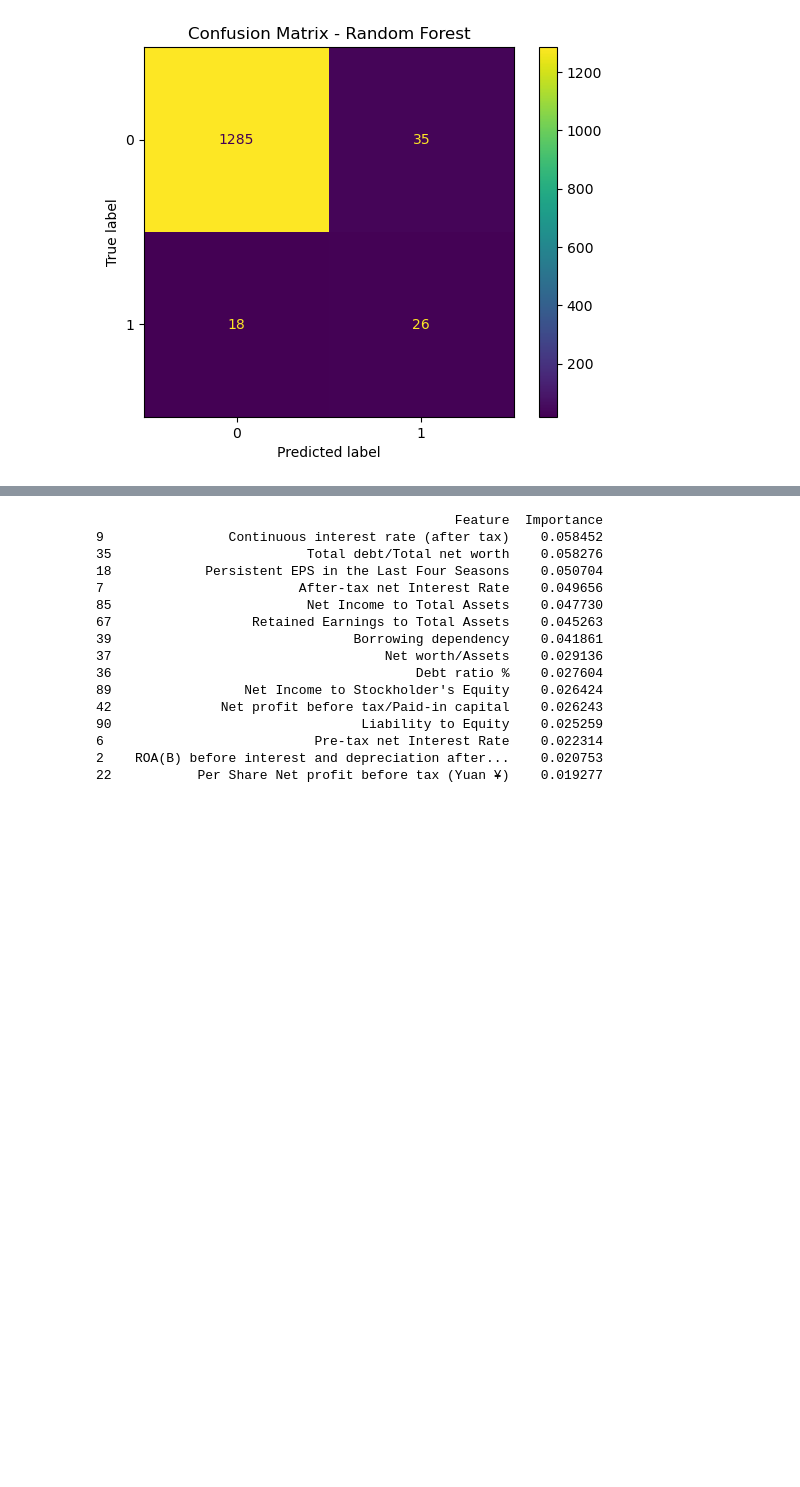
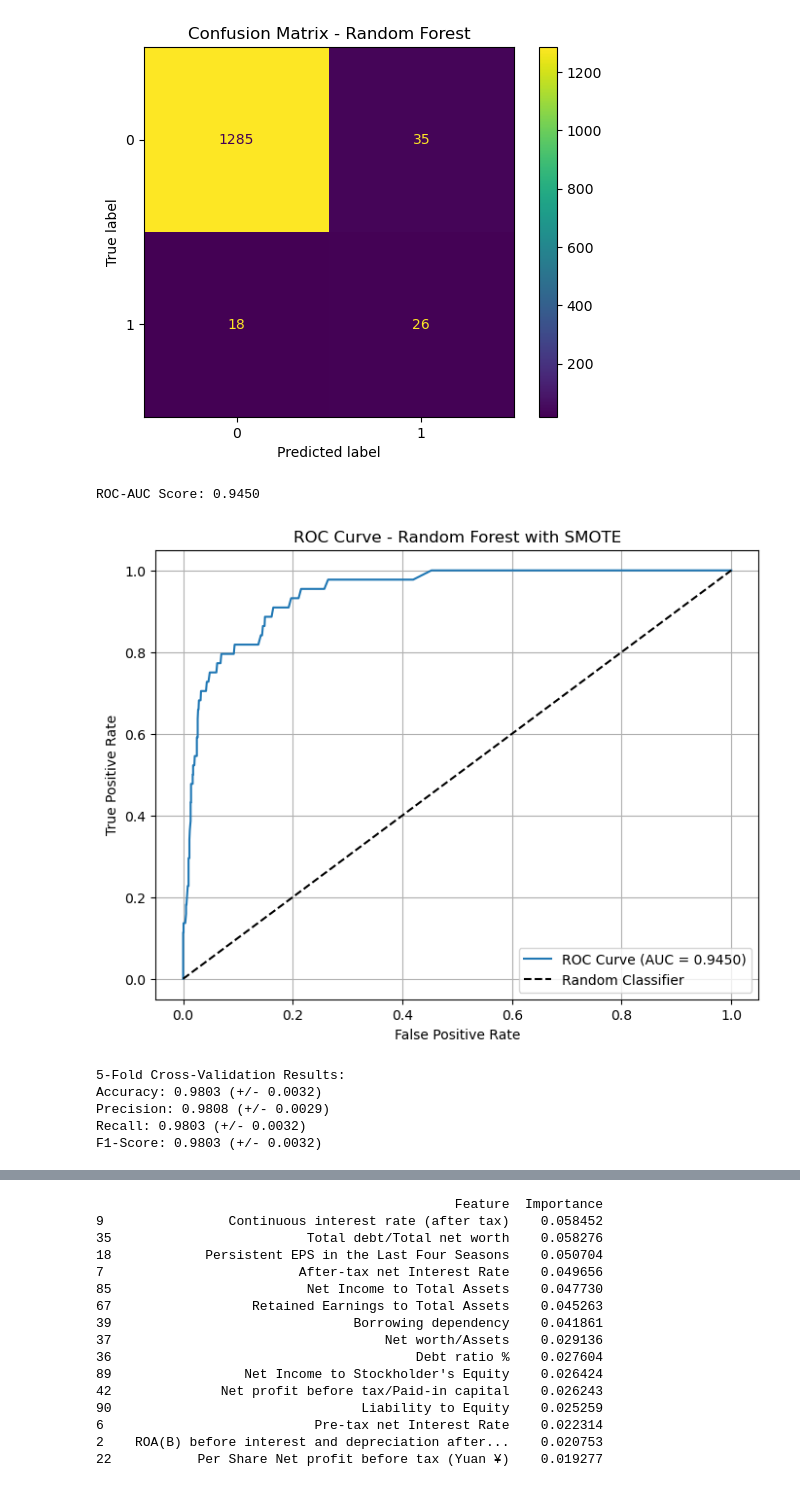
Before and after one commit to SLIIT-Y4S1-ORG/ML-IT4060-ASSIGNMENT01, a Jupyter notebook: random_forest/random_forest_with_SMOTE.ipynb, the cells around one changed output, grey strips where cells are left out. Saved outputs shown, nothing was run; the diff lists cells and outputs as text; code cells hidden in the pictures; blank space fills up the shorter version.

Commit message:
add ROC-AUC analysis and curve visualization

```diff
--- a/random_forest/random_forest_with_SMOTE.ipynb
+++ b/random_forest/random_forest_with_SMOTE.ipynb
@@ -227,3 +243,50 @@ plt.title("Confusion Matrix - Random Forest")
 plt.show()
 # %% [output]
 [figure]
+# %%
+from sklearn.metrics import roc_auc_score, roc_curve
+
+# Calculate ROC-AUC Score
+y_pred_proba = rf_smote.predict_proba(X_test)[:, 1]
+roc_auc = roc_auc_score(y_test, y_pred_proba)
+print(f"ROC-AUC Score: {roc_auc:.4f}")
+
+# Plot ROC Curve
+fpr, tpr, thresholds = roc_curve(y_test, y_pred_proba)
+plt.figure(figsize=(8, 6))
+plt.plot(fpr, tpr, label=f"ROC Curve (AUC = {roc_auc:.4f})")
+plt.plot([0, 1], [0, 1], 'k--', label="Random Classifier")
+plt.xlabel("False Positive Rate")
+plt.ylabel("True Positive Rate")
+plt.title("ROC Curve - Random Forest with SMOTE")
+plt.legend()
+plt.grid()
+plt.show()
+# %% [output]
+ROC-AUC Score: 0.9450
+[figure, added]
+# %%
+from sklearn.model_selection import cross_validate
+from sklearn.metrics import make_scorer
+
+# Perform 5-Fold Cross-Validation
+scoring = {
+    'accuracy': 'accuracy',
+    'precision_weighted': make_scorer(precision_score, average='weighted', zero_division=0),
+    'recall_weighted': make_scorer(recall_score, average='weighted', zero_division=0),
+    'f1_weighted': make_scorer(f1_score, average='weighted', zero_division=0)
+}
+
+cv_results = cross_validate(rf_smote, X_train_smote, y_train_smote, cv=5, scoring=scoring)
+
+print("5-Fold Cross-Validation Results:")
+print(f"Accuracy: {cv_results['test_accuracy'].mean():.4f} (+/- {cv_results['test_accuracy'].std():.4f})")
+print(f"Precision: {cv_results['test_precision_weighted'].mean():.4f} (+/- {cv_results['test_precision_weighted'].std():.4f})")
+print(f"Recall: {cv_results['test_recall_weighted'].mean():.4f} (+/- {cv_results['test_recall_weighted'].std():.4f})")
+print(f"F1-Score: {cv_results['test_f1_weighted'].mean():.4f} (+/- {cv_results['test_f1_weighted'].std():.4f})")
+# %% [output]
+5-Fold Cross-Validation Results:
+Accuracy: 0.9803 (+/- 0.0032)
+Precision: 0.9808 (+/- 0.0029)
+Recall: 0.9803 (+/- 0.0032)
+F1-Score: 0.9803 (+/- 0.0032)
```
Also changed, not shown: parts of 3 cells of this notebook.
